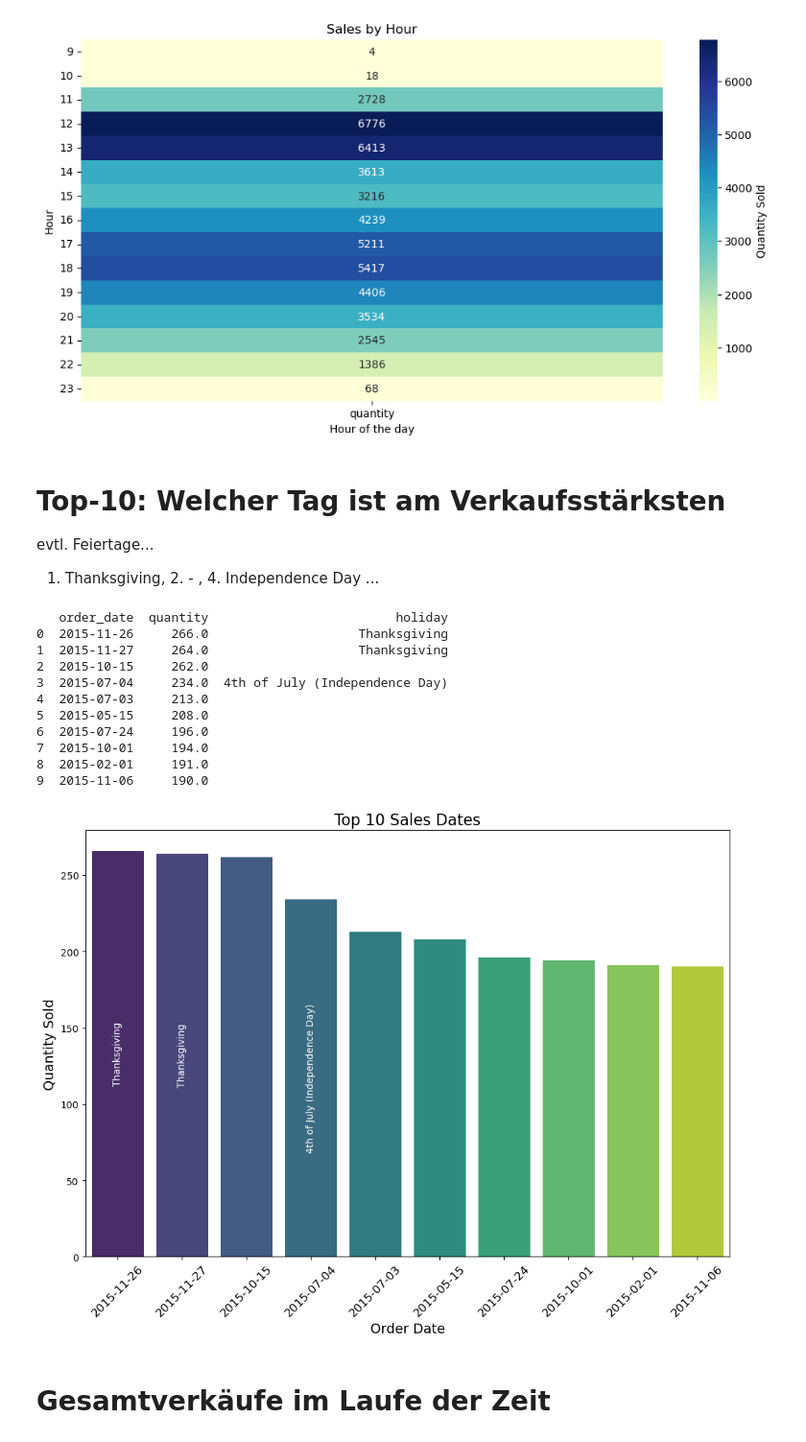
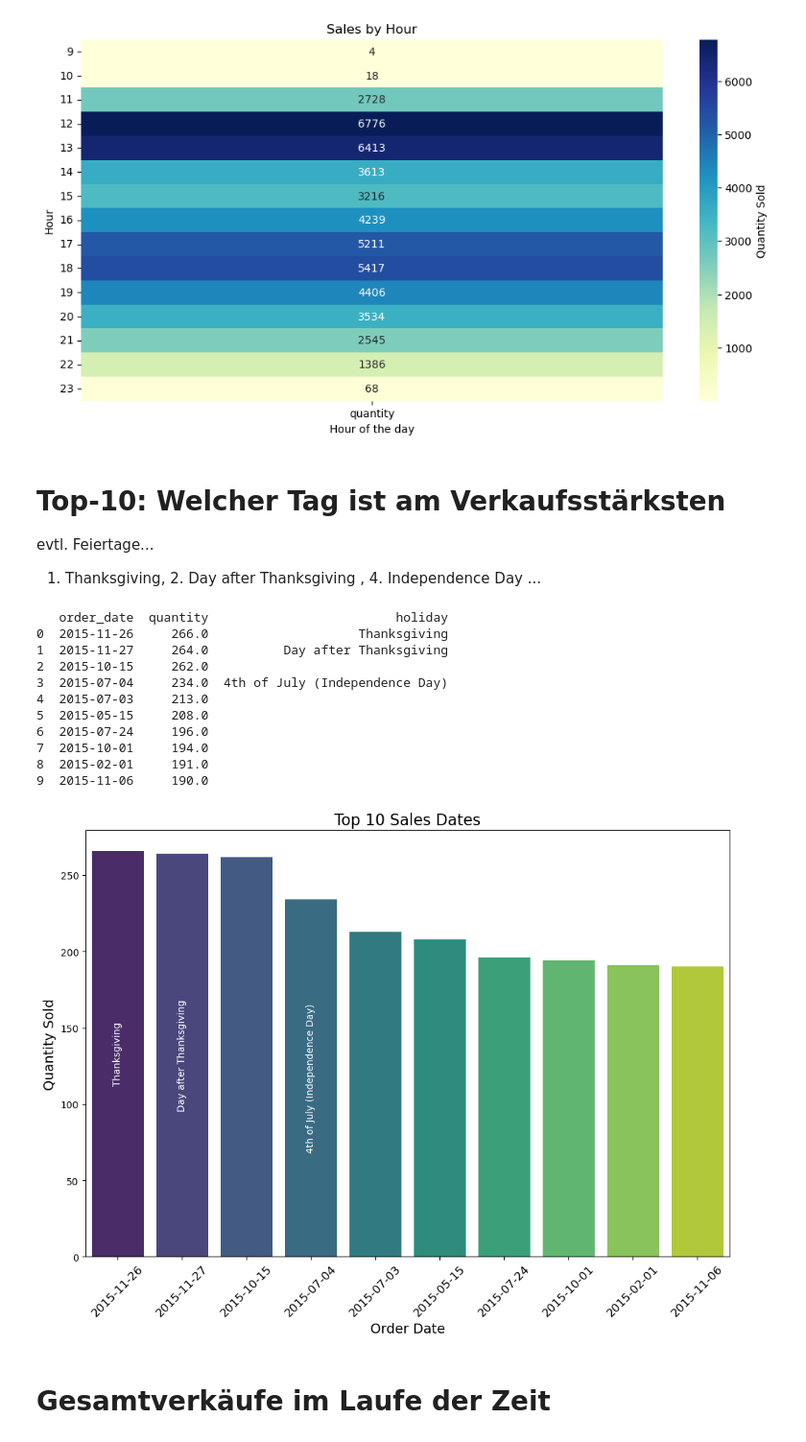
Before and after one commit to dasrinkana/pizza_sales, a Jupyter notebook: pizza.ipynb, the cells around one changed output. Shown at 96% size. Drawn from its saved outputs; the diff is of its cells as text; code cells hidden in the pictures.

```diff
--- a/pizza.ipynb
+++ b/pizza.ipynb
@@ -369,14 +368,14 @@ Anzahl der verkauften Pizzen in der schwächsten Stunde: 4.0
 # %% [markdown]
 # Top-10: Welcher Tag ist am Verkaufsstärksten
 evtl. Feiertage...
-1. Thanksgiving, 2. - , 4. Independence Day ...
+1. Thanksgiving, 2. Day after Thanksgiving , 4. Independence Day ...
 # %%
 best_sales_date = data.groupby('order_date')['quantity'].sum()
 top10_sales_date = best_sales_date.sort_values(ascending=False).head(10)
 
 holiday_names = {
     '2015-11-26': 'Thanksgiving',
-    '2015-11-27': 'Thanksgiving',
+    '2015-11-27': 'Day after Thanksgiving',
     '2015-07-04': '4th of July (Independence Day)',
     '2015-12-25': 'Christmas Day',
 }
@@ -388,35 +387,35 @@ def map_holidays(date):
 top10_sales_date = top10_sales_date.reset_index()
 top10_sales_date['holiday'] = top10_sales_date['order_date'].astype(str).map(map_holidays)
 print(top10_sales_date)
 
 plt.figure(figsize=(12, 8))
 sns.barplot(x='order_date', y='quantity', data=top10_sales_date, palette='viridis')
 plt.title('Top 10 Sales Dates', fontsize=16)
 plt.xlabel('Order Date', fontsize=14)
 plt.ylabel('Quantity Sold', fontsize=14)
 plt.xticks(rotation=45, fontsize=12)
 
 # Feiuertrage anzeigen in Balken
 for i in range(len(top10_sales_date)):
     holiday = top10_sales_date['holiday'][i]
     quantity = top10_sales_date['quantity'][i]
     if holiday:  # Nur wenn ein Feiertag vorhanden ist, wird er angezeigt
         plt.text(i, quantity / 2, holiday, ha='center', va='center', fontsize=10, color='white', rotation=90)
 
 plt.show()
 # %% [output]
    order_date  quantity                         holiday
 0  2015-11-26     266.0                    Thanksgiving
-1  2015-11-27     264.0                    Thanksgiving
+1  2015-11-27     264.0          Day after Thanksgiving
 2  2015-10-15     262.0
 3  2015-07-04     234.0  4th of July (Independence Day)
 4  2015-07-03     213.0
 5  2015-05-15     208.0
 6  2015-07-24     196.0
 7  2015-10-01     194.0
 8  2015-02-01     191.0
 9  2015-11-06     190.0
-[figure, old version]
+[figure, new version]
 # %% [markdown]
 # Gesamtverkäufe im Laufe der Zeit
 # %%
```
Also changed, not shown: parts of 1 cell of this notebook.
